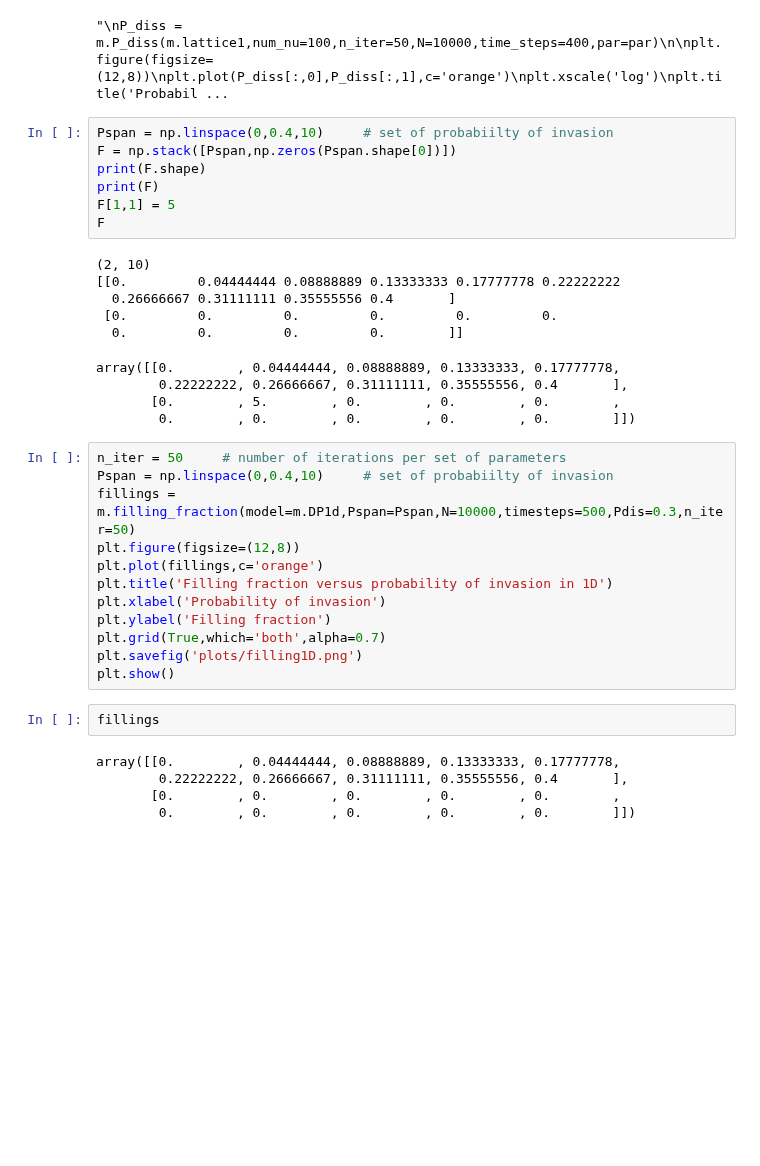
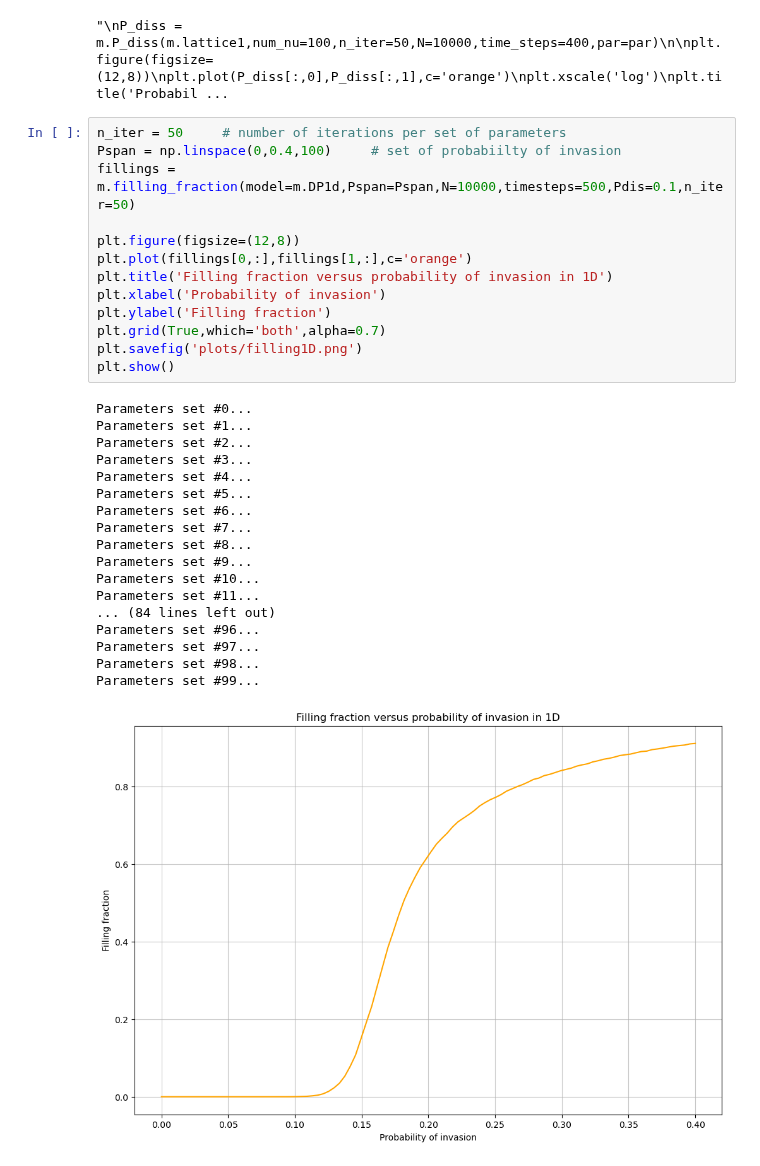
Before and after one commit to pietromalagoli/PCS, a Jupyter notebook: project.ipynb, the cells around one changed output. Cells and saved outputs as stored; diff of their text form; blank space fills up the shorter version.

```diff
--- a/project.ipynb
+++ b/project.ipynb
@@ -310,39 +310,35 @@ plt.show()
 '''
 # %% [output]
 "\nP_diss = m.P_diss(m.lattice1,num_nu=100,n_iter=50,N=10000,time_steps=400,par=par)\n\nplt.figure(figsize=(12,8))\nplt.plot(P_diss[:,0],P_diss[:,1],c='orange')\nplt.xscale('log')\nplt.title('Probabil ...
-# %%
-Pspan = np.linspace(0,0.4,10)     # set of probabiilty of invasion
-F = np.stack([Pspan,np.zeros(Pspan.shape[0])])
-print(F.shape)
-print(F)
-F[1,1] = 5
-F
-# %% [output]
-(2, 10)
-[[0.         0.04444444 0.08888889 0.13333333 0.17777778 0.22222222
-  0.26666667 0.31111111 0.35555556 0.4       ]
- [0.         0.         0.         0.         0.         0.
-  0.         0.         0.         0.        ]]
-array([[0.        , 0.04444444, 0.08888889, 0.13333333, 0.17777778,
-        0.22222222, 0.26666667, 0.31111111, 0.35555556, 0.4       ],
-       [0.        , 5.        , 0.        , 0.        , 0.        ,
-        0.        , 0.        , 0.        , 0.        , 0.        ]])
 # %%
 n_iter = 50     # number of iterations per set of parameters
-Pspan = np.linspace(0,0.4,10)     # set of probabiilty of invasion
-fillings = m.filling_fraction(model=m.DP1d,Pspan=Pspan,N=10000,timesteps=500,Pdis=0.3,n_iter=50)
+Pspan = np.linspace(0,0.4,100)     # set of probabiilty of invasion
+fillings = m.filling_fraction(model=m.DP1d,Pspan=Pspan,N=10000,timesteps=500,Pdis=0.1,n_iter=50)
+
 plt.figure(figsize=(12,8))
-plt.plot(fillings,c='orange')
+plt.plot(fillings[0,:],fillings[1,:],c='orange')
 plt.title('Filling fraction versus probability of invasion in 1D')
 plt.xlabel('Probability of invasion')
 plt.ylabel('Filling fraction')
 plt.grid(True,which='both',alpha=0.7)
 plt.savefig('plots/filling1D.png')
 plt.show()
+# %% [output]
+Parameters set #0...
+Parameters set #1...
+Parameters set #2...
+Parameters set #3...
+Parameters set #4...
+Parameters set #5...
+Parameters set #6...
+Parameters set #7...
+Parameters set #8...
+Parameters set #9...
+Parameters set #10...
+Parameters set #11...
+... (84 lines left out)
+Parameters set #96...
+Parameters set #97...
+Parameters set #98...
+Parameters set #99...
+[figure, added]
-# %%
-fillings
-# %% [output]
-array([[0.        , 0.04444444, 0.08888889, 0.13333333, 0.17777778,
-        0.22222222, 0.26666667, 0.31111111, 0.35555556, 0.4       ],
-       [0.        , 0.        , 0.        , 0.        , 0.        ,
-        0.        , 0.        , 0.        , 0.        , 0.        ]])
```
Also changed, not shown: parts of 4 cells of this notebook, 2 other files.
